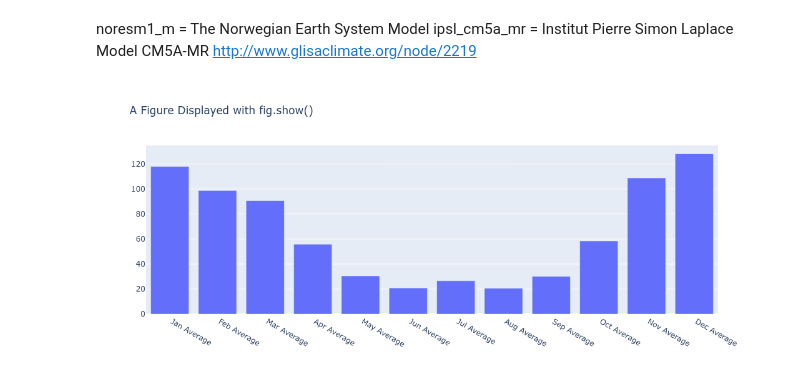
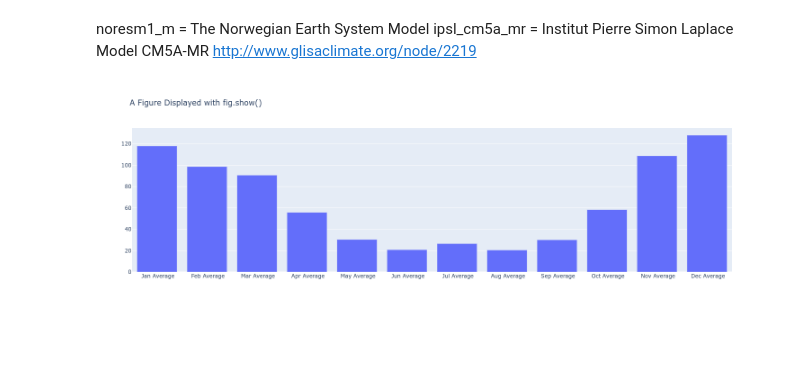
Before and after one commit to dataforgoodfr/batch8_worldbank, a Jupyter notebook: model_innondations/notebook/rain_France.ipynb, the cells around one changed output. Cells and saved outputs as stored; diff of their text form; code cells hidden in the pictures; blank space fills up the shorter version.

```diff
--- a/model_innondations/notebook/rain_France.ipynb
+++ b/model_innondations/notebook/rain_France.ipynb
@@ -99,8 +104,9 @@ ipsl_cm5a_mr = Institut Pierre Simon Laplace Model CM5A-MR http://www.glisaclima
 # %%
 fig = go.Figure(
     data=[go.Bar(x=df_futur_ipsl['Statistics'],y=df_futur_ipsl['Precipitation'])],
     layout_title_text="A Figure Displayed with fig.show()"
 )
-fig.show()
+fig.update_layout(autosize=True, width=1920, height=500) # For interactive plot
+fig.show(renderer="svg") # Static plot for GitHub
 # %% [output]
-[figure, old version]
+[figure, new version]
```
Also changed, not shown: parts of 3 cells of this notebook.
